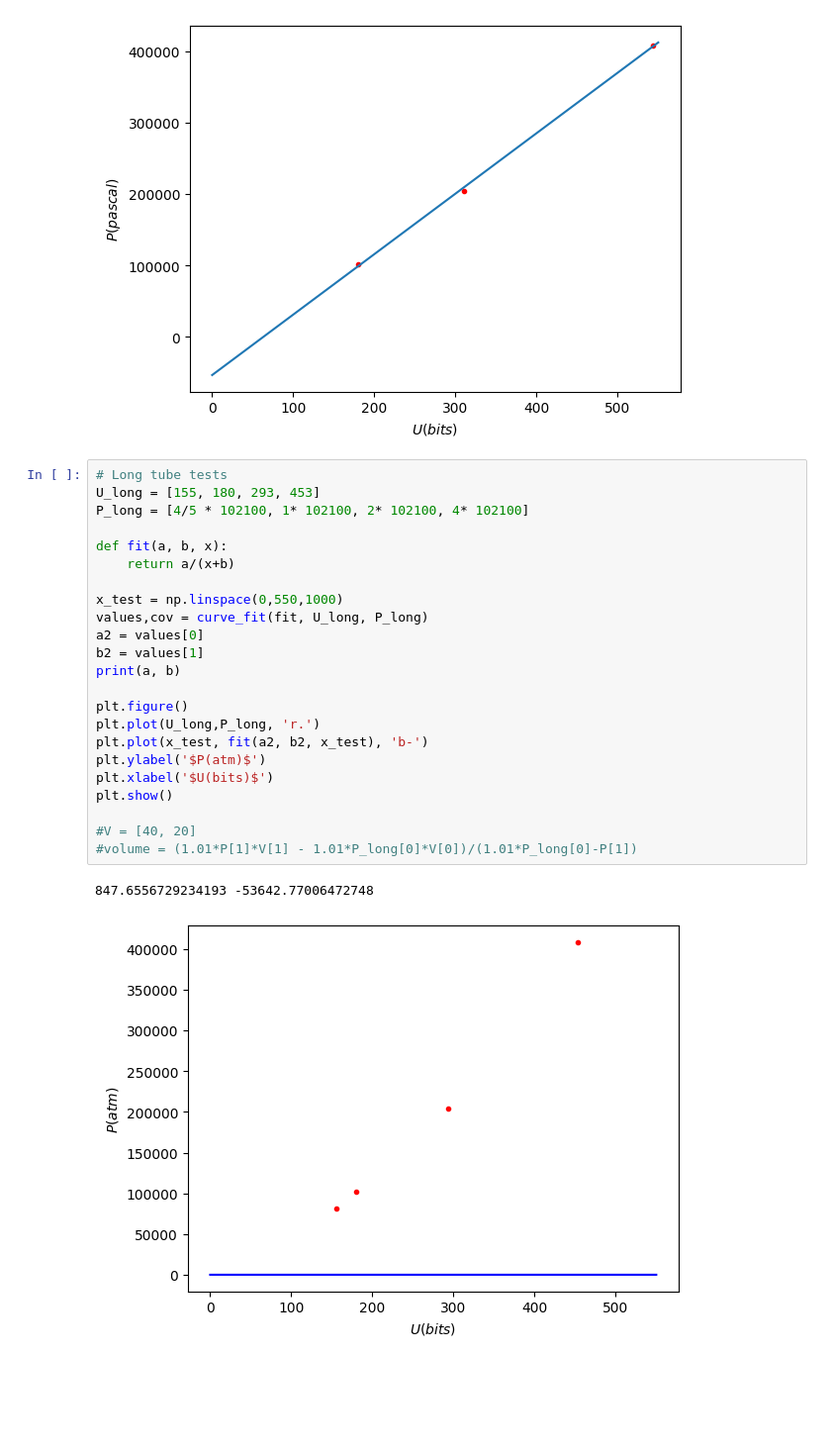
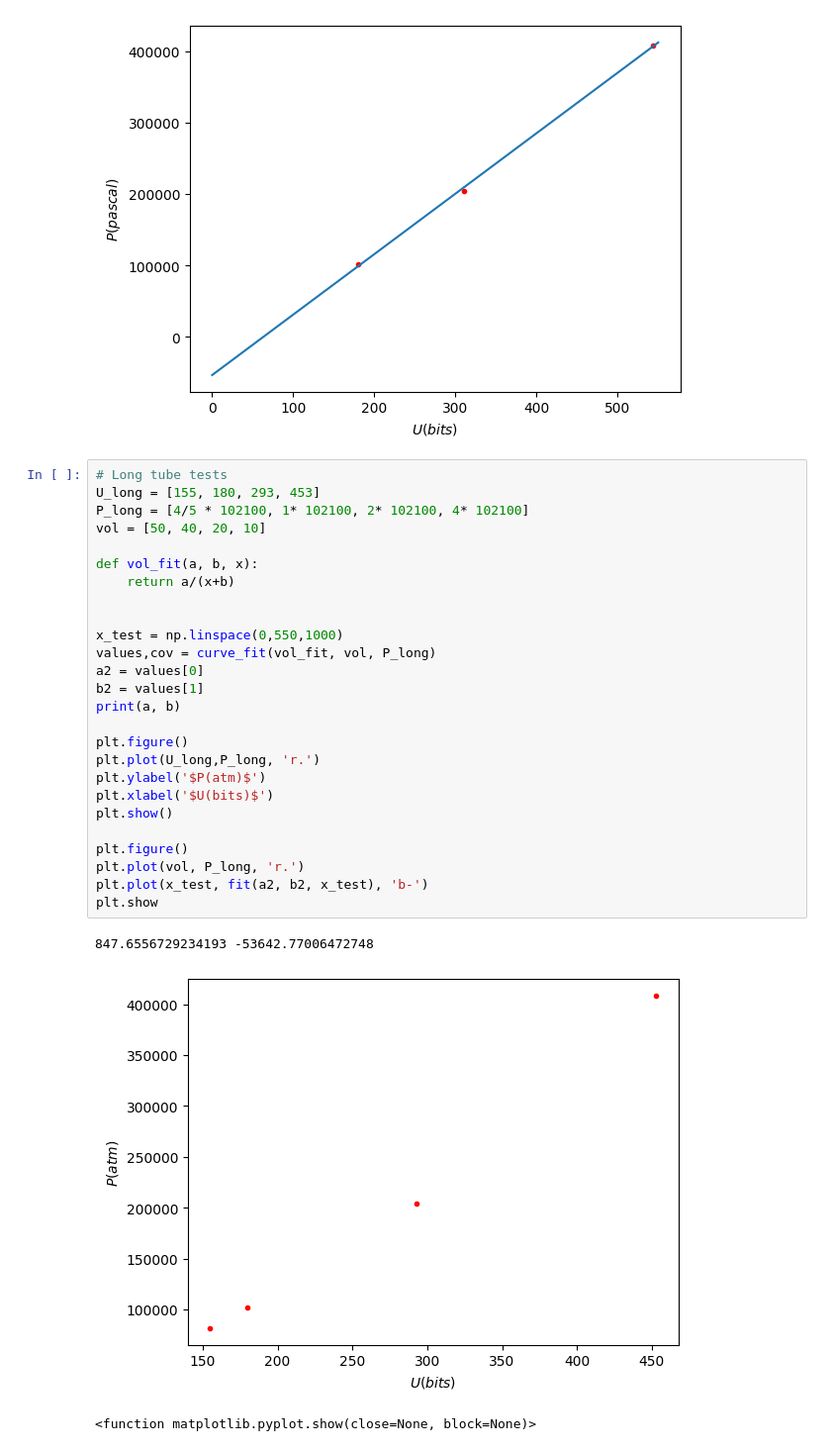
Before and after one commit to TomVerme/1, a Jupyter notebook: Content/Labs/druksensorijken.ipynb, the cells around one changed output. Shown: that part at 99% size. Cells and saved outputs as stored; diff of their text form; blank space fills up the shorter version.

```diff
--- a/Content/Labs/druksensorijken.ipynb
+++ b/Content/Labs/druksensorijken.ipynb
@@ -102,26 +102,30 @@ plt.show()
 # %%
 # Long tube tests
 U_long = [155, 180, 293, 453]
 P_long = [4/5 * 102100, 1* 102100, 2* 102100, 4* 102100]
+vol = [50, 40, 20, 10]
 
-def fit(a, b, x):
+def vol_fit(a, b, x):
     return a/(x+b)
 
+
 x_test = np.linspace(0,550,1000)
-values,cov = curve_fit(fit, U_long, P_long)
+values,cov = curve_fit(vol_fit, vol, P_long)
 a2 = values[0]
 b2 = values[1]
 print(a, b)
 
 plt.figure()
 plt.plot(U_long,P_long, 'r.')
-plt.plot(x_test, fit(a2, b2, x_test), 'b-')
 plt.ylabel('$P(atm)$')
 plt.xlabel('$U(bits)$')
 plt.show()
 
-#V = [40, 20]
-#volume = (1.01*P[1]*V[1] - 1.01*P_long[0]*V[0])/(1.01*P_long[0]-P[1])
+plt.figure()
+plt.plot(vol, P_long, 'r.')
+plt.plot(x_test, fit(a2, b2, x_test), 'b-')
+plt.show
 # %% [output]
 847.6556729234193 -53642.77006472748
-[figure, old version]
+[figure, new version]
+<function matplotlib.pyplot.show(close=None, block=None)>
```
Also changed, not shown: parts of 1 cell of this notebook.
